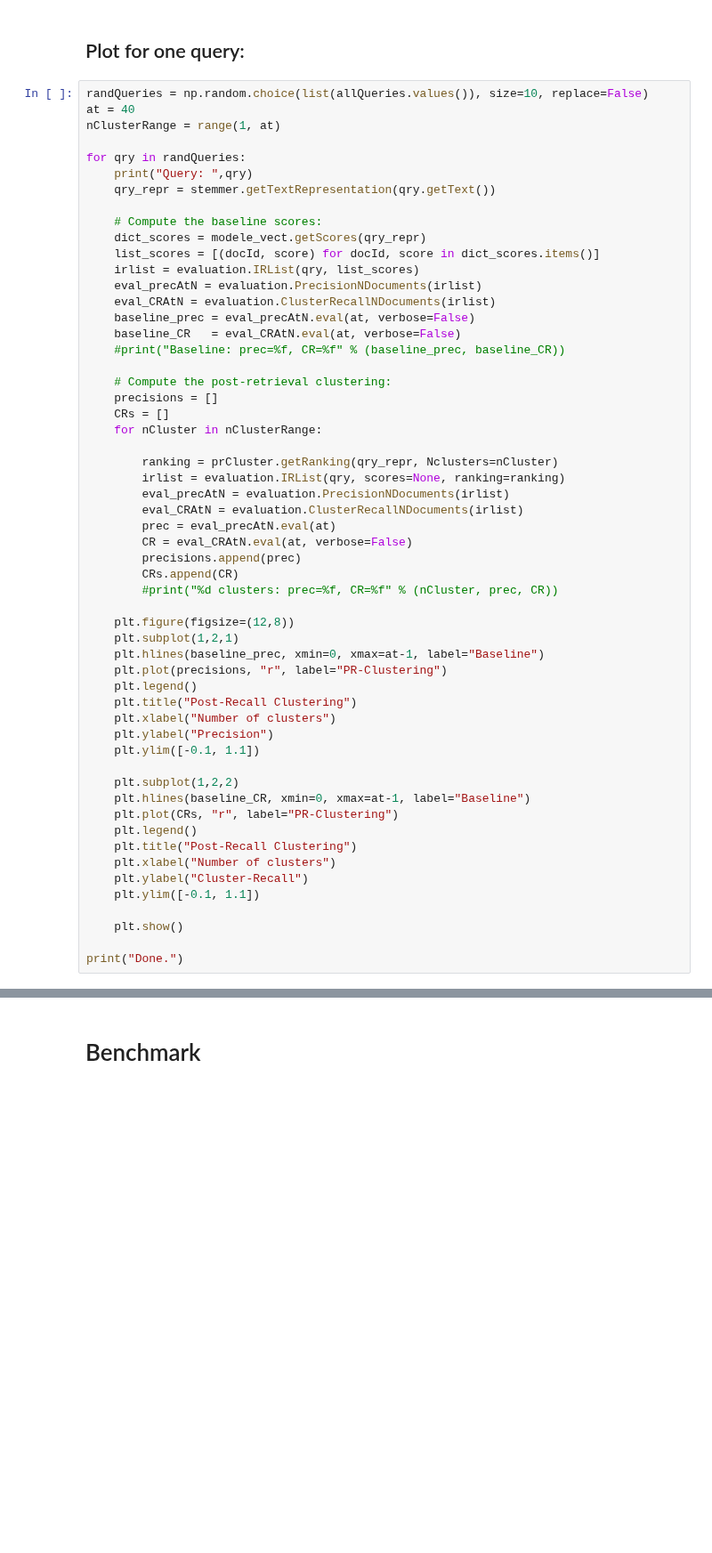
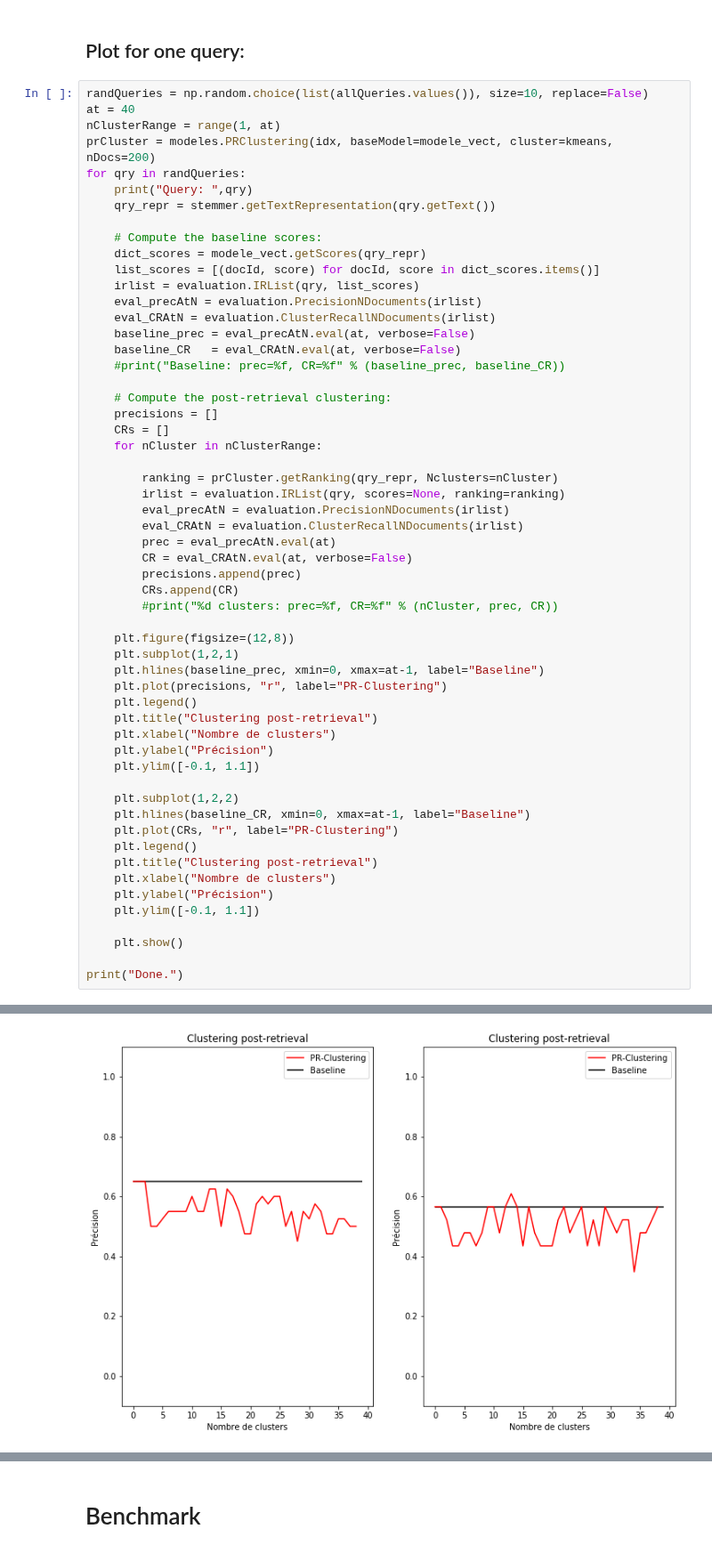
Before and after one commit to LoicH/RI, a Jupyter notebook: 1-text/part3.ipynb, the cells around one changed output, grey strips where cells are left out. Shown at 89% size. Saved outputs shown, nothing was run; the diff lists cells and outputs as text; blank space fills up the shorter version.

```diff
--- a/1-text/part3.ipynb
+++ b/1-text/part3.ipynb
@@ -193,7 +193,7 @@ Done.
 randQueries = np.random.choice(list(allQueries.values()), size=10, replace=False)
 at = 40
 nClusterRange = range(1, at)
-
+prCluster = modeles.PRClustering(idx, baseModel=modele_vect, cluster=kmeans, nDocs=200)
 for qry in randQueries:
     print("Query: ",qry)
     qry_repr = stemmer.getTextRepresentation(qry.getText())
@@ -228,18 +228,18 @@ for qry in randQueries:
     plt.hlines(baseline_prec, xmin=0, xmax=at-1, label="Baseline")
     plt.plot(precisions, "r", label="PR-Clustering")
     plt.legend()
-    plt.title("Post-Recall Clustering")
-    plt.xlabel("Number of clusters")
-    plt.ylabel("Precision")
+    plt.title("Clustering post-retrieval")
+    plt.xlabel("Nombre de clusters")
+    plt.ylabel("Précision")
     plt.ylim([-0.1, 1.1])
 
     plt.subplot(1,2,2)
     plt.hlines(baseline_CR, xmin=0, xmax=at-1, label="Baseline")
     plt.plot(CRs, "r", label="PR-Clustering")
     plt.legend()
-    plt.title("Post-Recall Clustering")
-    plt.xlabel("Number of clusters")
-    plt.ylabel("Cluster-Recall")
+    plt.title("Clustering post-retrieval")
+    plt.xlabel("Nombre de clusters")
+    plt.ylabel("Précision")
     plt.ylim([-0.1, 1.1])
 
     plt.show()
@@ -250,0 +251 @@ Query:  Query {id=52, txt='sports people with prizes. Relevant images will show
+[figure, added]
```
Also changed, not shown: parts of 6 cells of this notebook, 1 other file.
